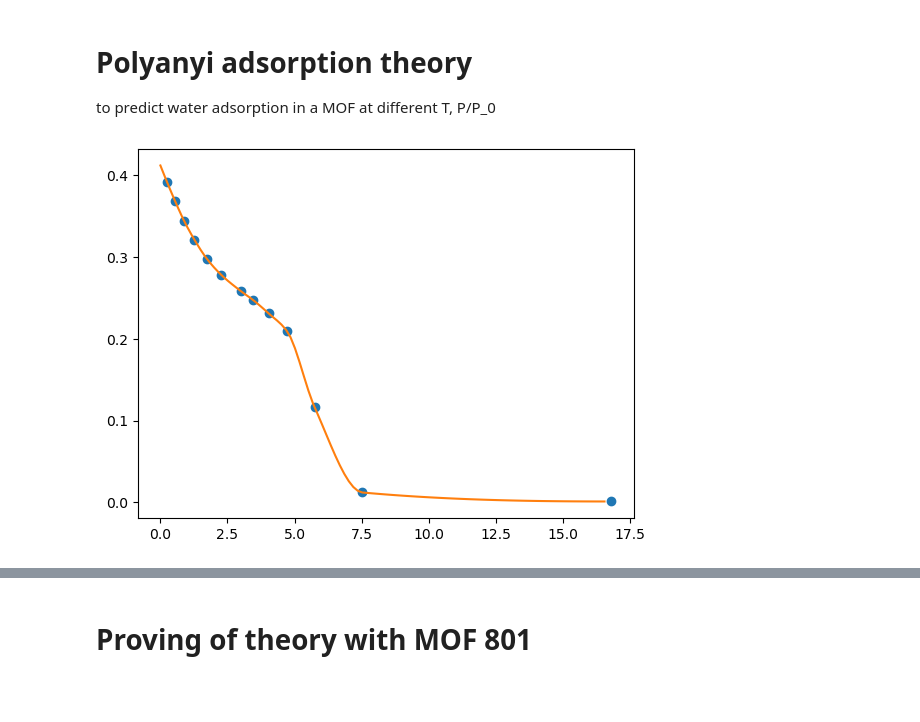
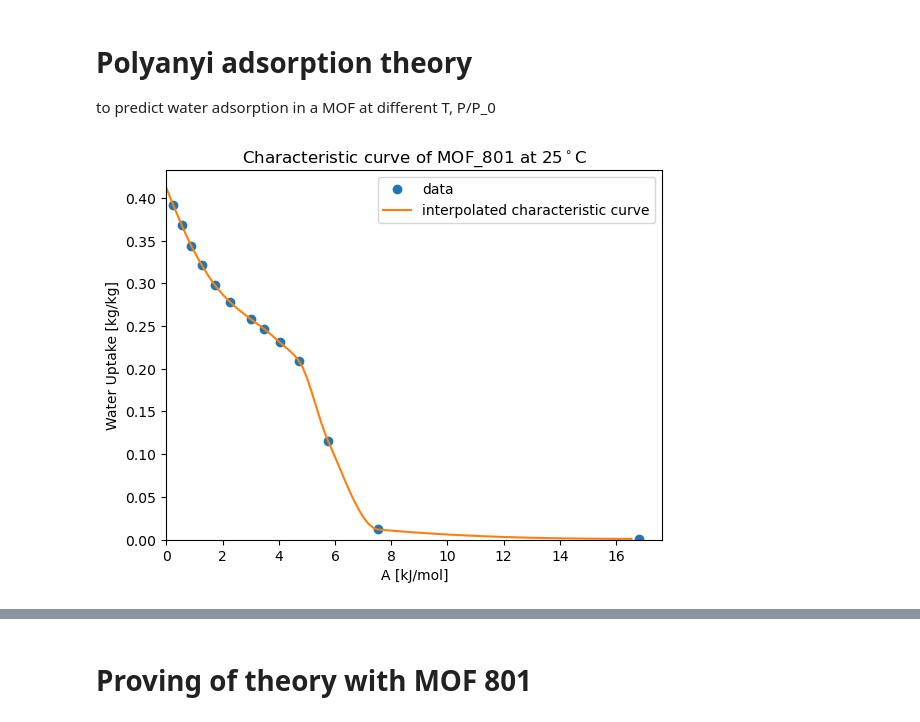
Before and after one commit to SimonEnsemble/water_harvesting, a Jupyter notebook: Polanyi_calculation_general.ipynb, the cells around one changed output, grey strips where cells are left out. Saved outputs shown, nothing was run; the diff lists cells and outputs as text; code cells hidden in the pictures; blank space fills up the shorter version.

```diff
--- a/Polanyi_calculation_general.ipynb
+++ b/Polanyi_calculation_general.ipynb
@@ -96,11 +98,17 @@ plt.show()
 # %%
 ads_data = read_ads_data("MOF_801", 25)
 ads_range = abs(ads_data['A [kJ/mol]'].max() - ads_data['A [kJ/mol]'].min())
 A_range = np.linspace(0, ads_range, 100)
 n_of_A = characteristic_curve(ads_data)
-plt.plot(ads_data['A [kJ/mol]'], ads_data['Water Uptake [kg kg-1]'], 'o')
+plt.plot(ads_data['A [kJ/mol]'], ads_data['Water Uptake [kg kg-1]'], 'o', label='data')
 plotted_curve = [n_of_A(A_vals) for A_vals in A_range]
-plt.plot(A_range, plotted_curve)
+plt.plot(A_range, plotted_curve, label = 'interpolated characteristic curve')
+plt.title('Characteristic curve of MOF_801 at 25$^\circ$C')
+plt.xlabel('A [kJ/mol]')
+plt.ylabel('Water Uptake [kg/kg]')
+plt.ylim(ymin=0)
+plt.xlim(xmin=0)
+plt.legend()
 plt.show()
 # %% [output]
-[figure, old version]
+[figure, new version]
```
Also changed, not shown: parts of 19 cells of this notebook.
